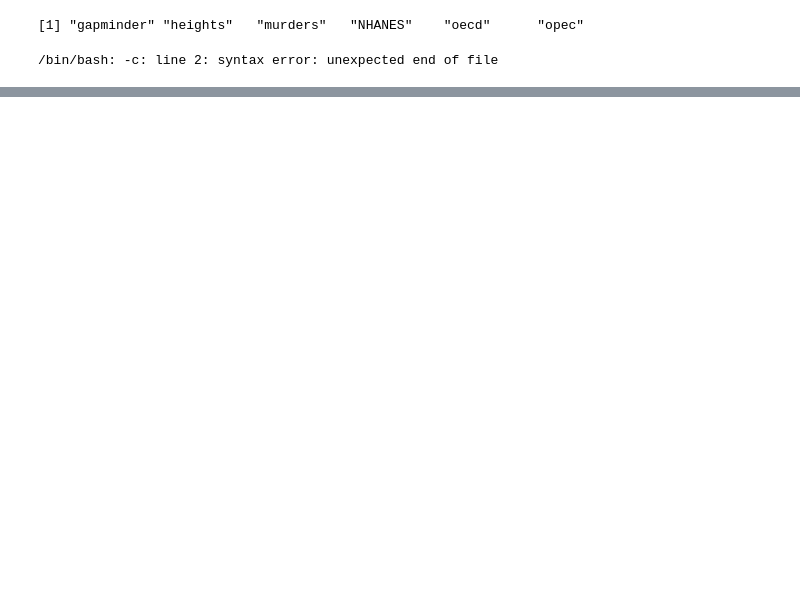
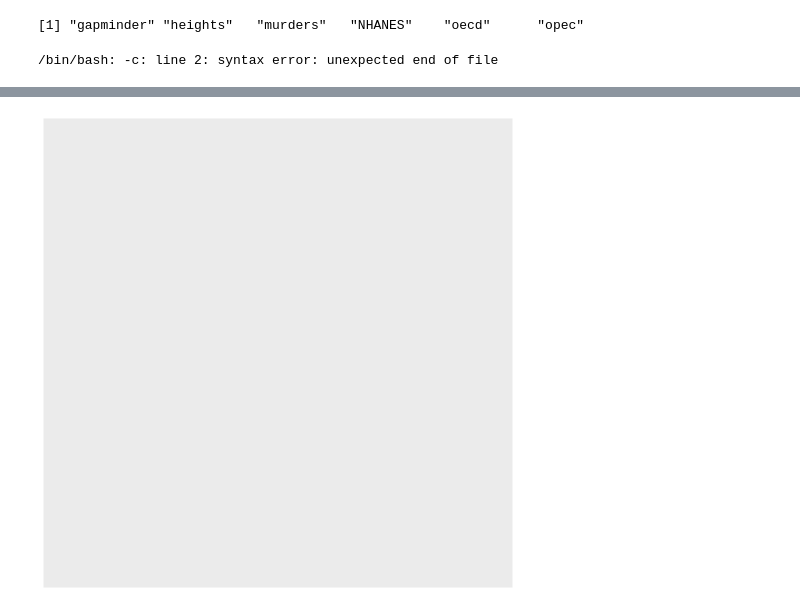
Before and after one commit to ALRIER/BigD_KonradLorenz, a Jupyter notebook: Repaso_Gráficos.ipynb, the cells around one changed output, grey strips where cells are left out. Saved outputs shown, nothing was run; the diff lists cells and outputs as text; code cells hidden in the pictures; blank space fills up the shorter version.

```diff
--- a/Repaso_Gráficos.ipynb
+++ b/Repaso_Gráficos.ipynb
@@ -217,0 +264,7 @@ print(opec%>%head())
+# %%
+# ejemplo en R
+%%R
+
+ggplot()
+# %% [output]
+[figure, added]
```
Also changed, not shown: parts of 28 cells of this notebook.
